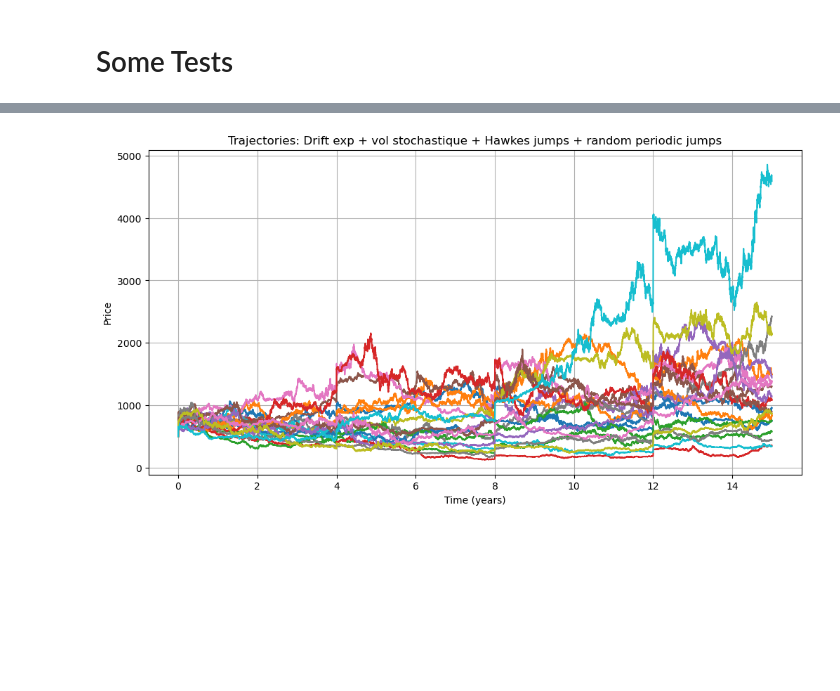
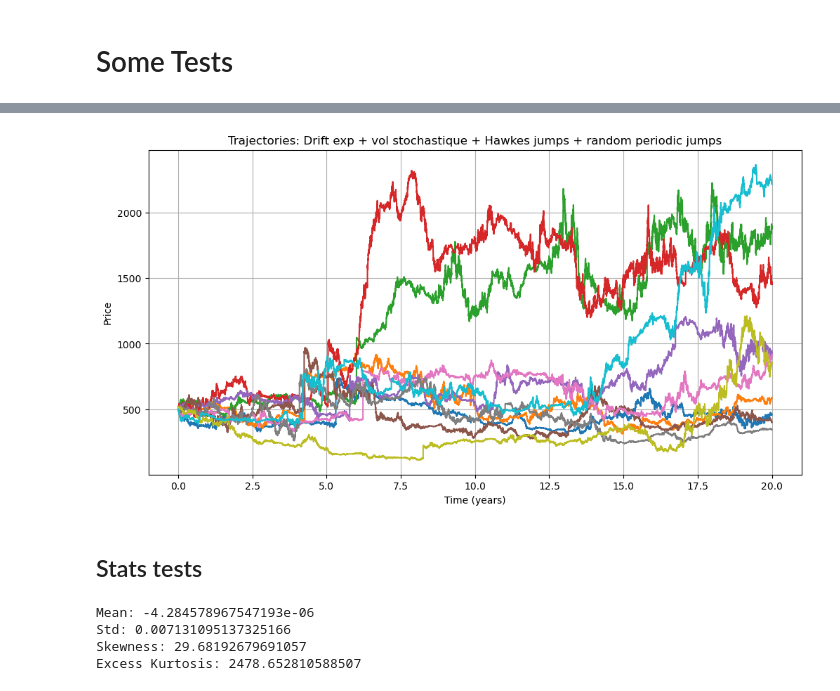
Before and after one commit to Guillaume-melis/Bictoin_price_modelisation, a Jupyter notebook: data_analysis.ipynb, the cells around one changed output, grey strips where cells are left out. Drawn from its saved outputs; the diff is of its cells as text; code cells hidden in the pictures; blank space fills up the shorter version.

```diff
--- a/data_analysis.ipynb
+++ b/data_analysis.ipynb
@@ -236,10 +279,10 @@ def stable_noise(alpha, size, dt):
 def simulate_crypto_model(
     T=6000,
     dt=1/365,
-    S0=1,
+    S0=500,
     v0=0.04,
     alpha=1.86,
-    mu0=0.02,
+    mu0=0.04,
     beta=0.05,
     kappa=2,
     theta0=0.04,
@@ -314,0 +376,12 @@ Simulated clustering: 2.9986266018709173
+# %%
+plt.figure(figsize=(10,6))
+
+for i in range(M):
+    plt.plot(dates, paths[i], alpha=0.7)
+
+plt.title("Simulated BTC Paths with Halving")
+plt.xlabel("Date")
+plt.ylabel("Price")
+plt.grid(True)
+
+plt.show()
@@ -915,27 +990,27 @@ plt.show()
 # Parameters
 # ----------------------
 S0 = 500
-T = 15        # years
+T = 20        # years
 dt = 0.001
 N = int(T/dt)
-M = 20        # trajectories
+M = 10        # trajectories
 
 # Drift exponentiel
-a, b = 0.01, 0.05
+a, b = 0.05, 0.2
 
 # Vol stochastique (CIR)
-v0, kappa, theta, sigma_v = 0.04, 2.0, 0.04, 0.3
+v0, kappa, theta, sigma_v = 0.04, 2.0, 0.04, 0.45
 
 # Hawkes jump parameters
-lambda0 = 0.1
-alpha = 0.5
+lambda0 = 0.3
+alpha = 0.8
 beta = 3.0
 mu_J, sigma_J = 0.02, 0.05  # jump size
 
 # Periodic jump
 jump_period = 4   # every 4 years
-jump_mean = 1.2
-jump_std = 0.05  # standard deviation around the mean
+jump_mean = 1.8
+jump_std = 0.15  # standard deviation around the mean
 
 # Initialization
 S = np.zeros((M, N+1))
@@ -946,41 +1021,50 @@ v[:,0] = v0
 lambda_t[:,0] = lambda0
 t = np.linspace(0, T, N+1)
 
+# ----------------------
+# Random jump time after 4 years
+# ----------------------
+lambda_wait = 1.0  # intensity of waiting time
+
+jump_time = 4 + np.random.exponential(1/lambda_wait, M)
+jump_done = np.zeros(M, dtype=bool)
+
 for i in range(N):
-    # Drift exponentiel
+
     drift = np.exp(a + b*t[i])
 
-    # Vol stochastique
     dW_v = np.sqrt(dt) * np.random.randn(M)
     v[:,i+1] = np.abs(v[:,i] + kappa*(theta - v[:,i])*dt + sigma_v*np.sqrt(v[:,i])*dW_v)
 
-    # Brownian motion pour l'actif
     dW_S = np.sqrt(dt) * np.random.randn(M)
 
-    # Hawkes jump simplifié
+    # Hawkes
     lambda_t[:,i+1] = lambda0 + (lambda_t[:,i] - lambda0)*np.exp(-beta*dt)
     jumps = np.random.poisson(lambda_t[:,i+1]*dt)
     Y = 1 + np.random.normal(mu_J, sigma_J, M) * jumps
 
-    # Mise à jour prix
     S[:,i+1] = S[:,i] + drift*dt + np.sqrt(v[:,i])*S[:,i]*dW_S
     S[:,i+1] *= Y
 
     # ----------------------
-    # Random periodic jump every 4 years
+    # Random jump after 4 years
     # ----------------------
-    if np.isclose(t[i] % jump_period, 0, atol=dt):
-        jump_factor = np.random.normal(jump_mean, jump_std, M)
-        S[:,i+1] *= jump_factor  # random jump
+    for m in range(M):
+        if (not jump_done[m]) and (t[i] >= jump_time[m]):
+            jump_factor = np.random.normal(jump_mean, jump_std)
+            S[m,i+1] *= jump_factor
+            jump_done[m] = True
 
 # Plot
 plt.figure(figsize=(12,6))
 for m in range(M):
     plt.plot(t, S[m])
 plt.title("Trajectories: Drift exp + vol stochastique + Hawkes jumps + random periodic jumps")
 plt.xlabel("Time (years)")
 plt.ylabel("Price")
 plt.grid(True)
 plt.show()
 # %% [output]
-[figure, old version]
+[figure, new version]
+# %% [markdown]
+## Stats tests
@@ -986,0 +1075,10 @@ plt.show()
+# %%
+print("Mean:", r.mean())
+print("Std:", r.std())
+print("Skewness:", skew(r))
+print("Excess Kurtosis:", kurtosis(r))
+# %% [output]
+Mean: -4.284578967547193e-06
+Std: 0.007131095137325166
+Skewness: 29.68192679691057
+Excess Kurtosis: 2478.652810588507
```
Also changed, not shown: parts of 42 cells of this notebook.
